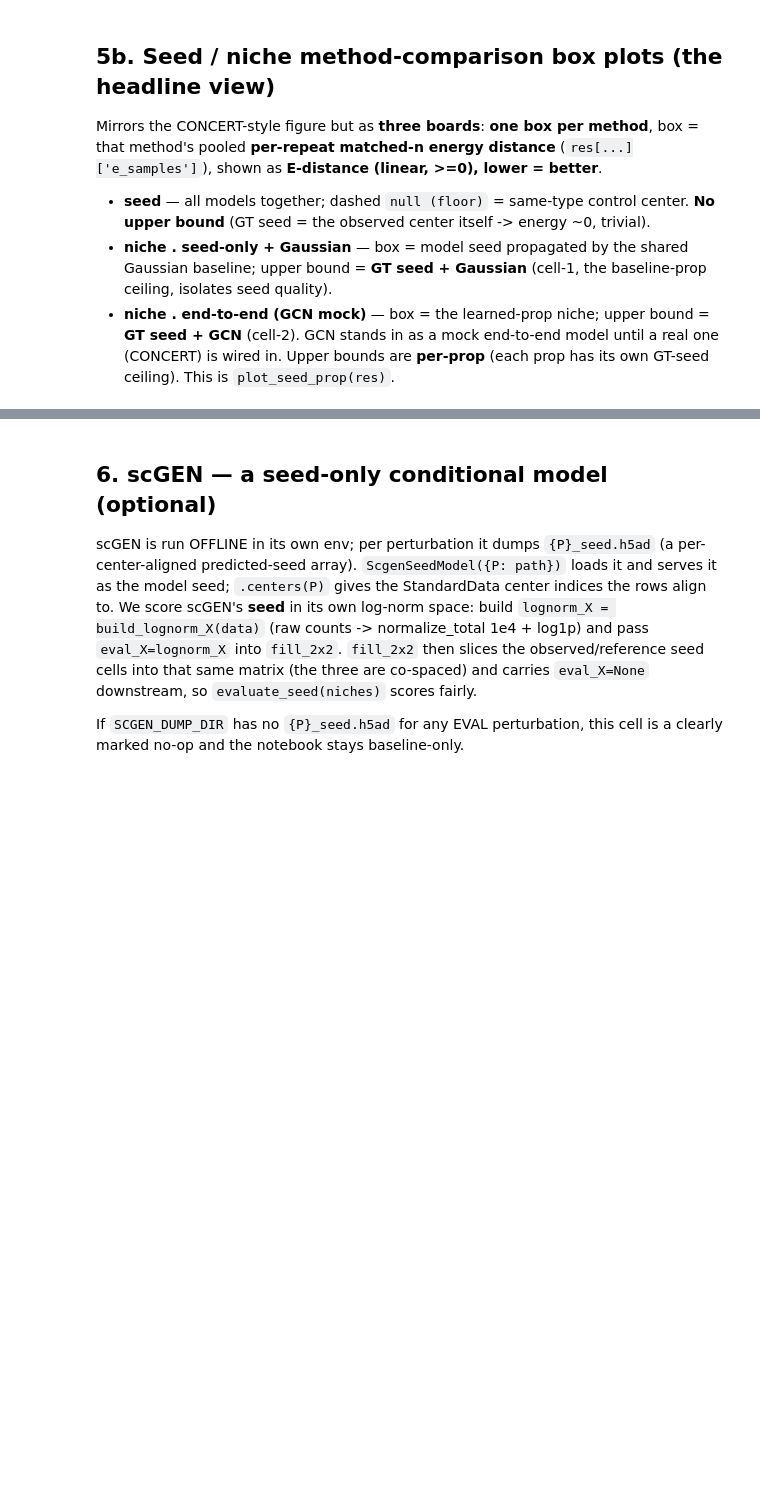
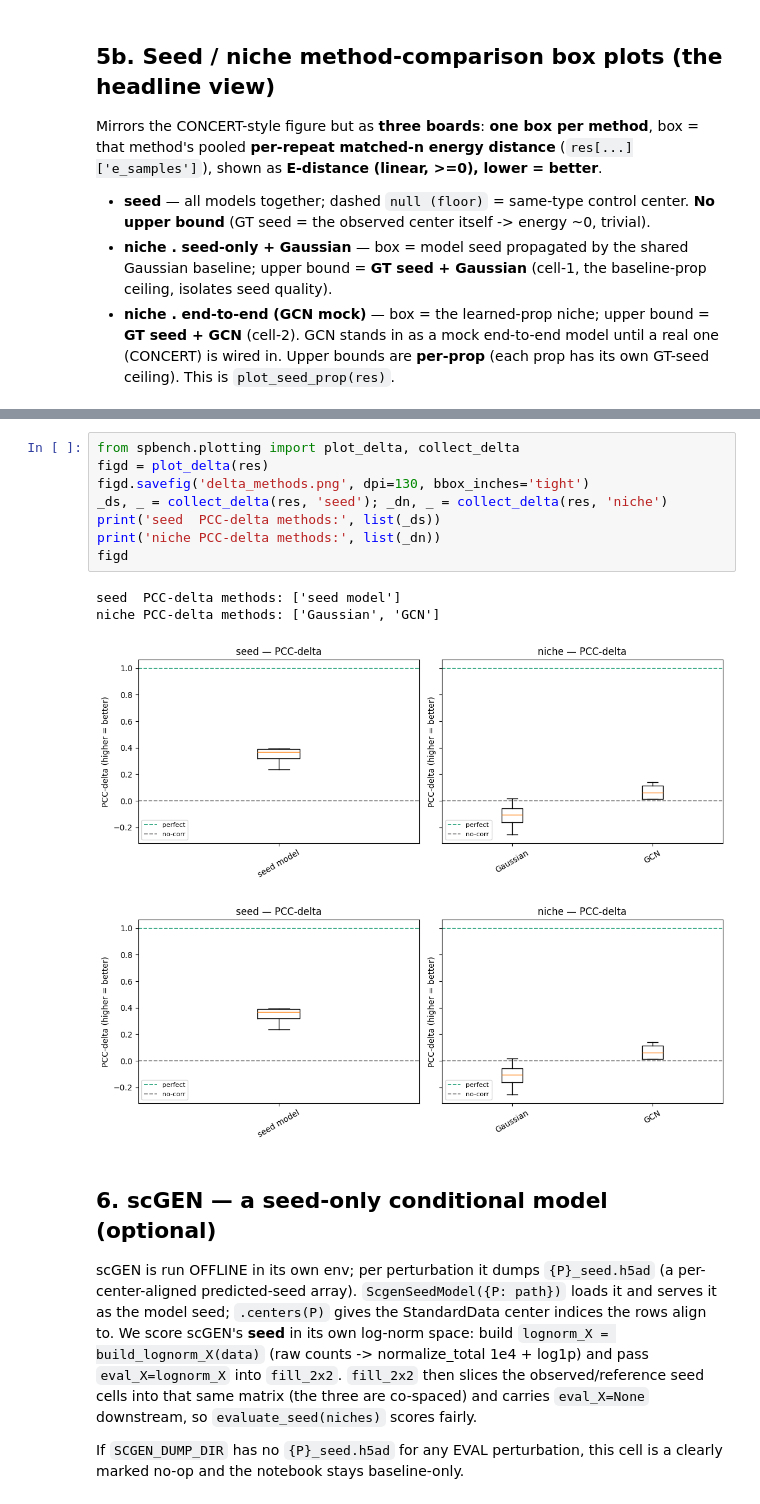
Before and after one commit to cz3900/sp-perturb-benchmark, a Jupyter notebook: notebooks/run_benchmark.executed.ipynb, the cells around one changed output, grey strips where cells are left out. Drawn from its saved outputs; the diff is of its cells as text; blank space fills up the shorter version.

Commit message:
notebook: executed unified PCC-delta figure (seed|niche same axis) + variance-aligned E

```diff
--- a/notebooks/run_benchmark.executed.ipynb
+++ b/notebooks/run_benchmark.executed.ipynb
@@ -199,3 +202,16 @@ niche tier-2 : ['GCN (end-to-end mock)'] | refs ['null (floor)', 'GT-seed (upper
+# %%
+from spbench.plotting import plot_delta, collect_delta
+figd = plot_delta(res)
+figd.savefig('delta_methods.png', dpi=130, bbox_inches='tight')
+_ds, _ = collect_delta(res, 'seed'); _dn, _ = collect_delta(res, 'niche')
+print('seed  PCC-delta methods:', list(_ds))
+print('niche PCC-delta methods:', list(_dn))
+figd
+# %% [output]
+seed  PCC-delta methods: ['seed model']
+niche PCC-delta methods: ['Gaussian', 'GCN']
+[figure, added]
+[figure, added]
 # %% [markdown]
 ## 6. scGEN — a seed-only conditional model (optional)
 scGEN is run OFFLINE in its own env; per perturbation it dumps `{P}_seed.h5ad` (a per-center-aligned predicted-seed array). `ScgenSeedModel({P: path})` loads it and serves it as the model seed; `.centers(P)` gives the StandardData center indices the rows align to. We score scGEN's **seed** in its own log-norm space: build `lognorm_X = build_lognorm_X(data)` (raw counts -> normalize_total 1e4 + log1p) and pass `eval_X=lognorm_X` into `fill_2x2`. `fill_2x2` then slices the observed/reference seed cells into that same matrix (the three are co-spaced) and carries `eval_X=None` downstream, so `evaluate_seed(niches)` scores fairly.
```
Also changed, not shown: parts of 8 cells of this notebook, 1 other file.
